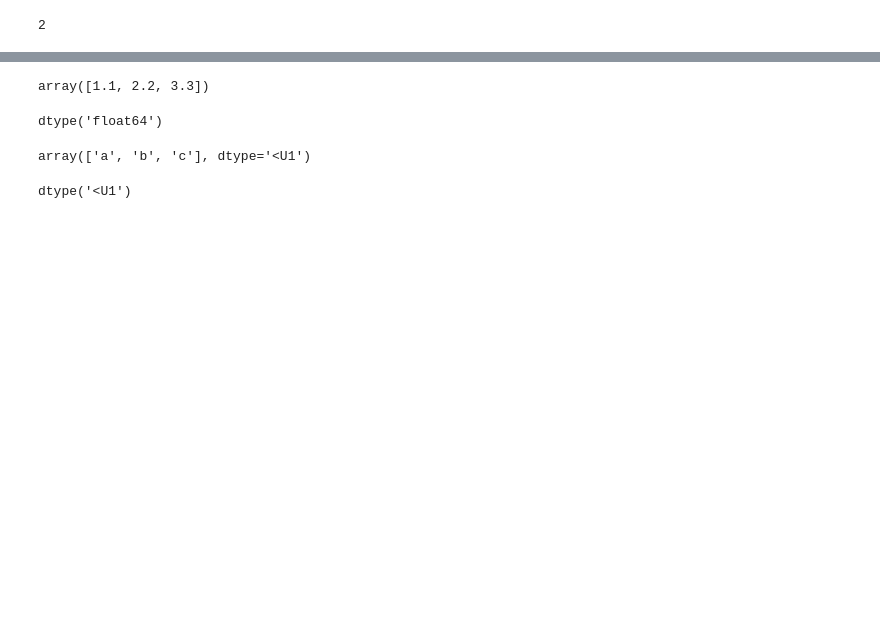
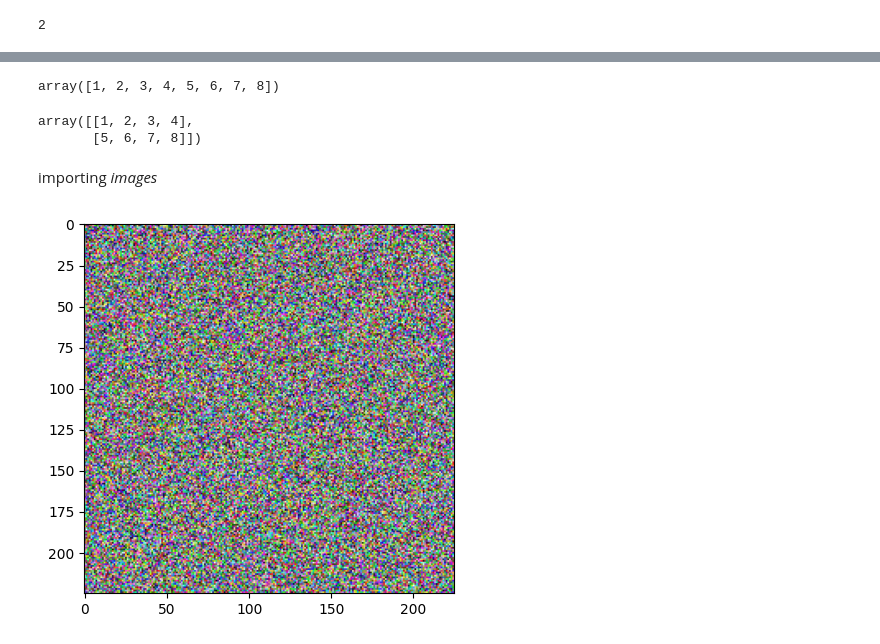
Before and after one commit to Adnan4555/ADNAN-4555, a Jupyter notebook: numpy.ipynb, the cells around one changed output, grey strips where cells are left out. Cells and saved outputs as stored; diff of their text form; code cells hidden in the pictures; blank space fills up the shorter version.

```diff
--- a/numpy.ipynb
+++ b/numpy.ipynb
@@ -195,0 +211,11 @@ dtype('int64')
+# %%
+np.hstack((a,b))
+# %% [output]
+array([1, 2, 3, 4, 5, 6, 7, 8])
+# %%
+np.vstack((a,b))
+# %% [output]
+array([[1, 2, 3, 4],
+       [5, 6, 7, 8]])
+# %% [markdown]
+importing *images*
@@ -196 +224,8 @@ dtype('int64')
+# %%
+random_image = np.random.randint(1,255,size=(225,225,3))
+# %%
+plt.imshow(random_image)
+plt.show()
+# %% [output]
+[figure, added]
 # %%
@@ -198,17 +232,0 @@ arr7 = np.array([1.1,2.2,3.3])
-# %%
-arr7
-# %% [output]
-array([1.1, 2.2, 3.3])
-# %%
-arr7.dtype
-# %% [output]
-dtype('float64')
-# %%
-strings = np.array(['a','b','c'])
-strings
-# %% [output]
-array(['a', 'b', 'c'], dtype='<U1')
-# %%
-strings.dtype
-# %% [output]
-dtype('<U1')
```
Also changed, not shown: parts of 109 cells of this notebook.
